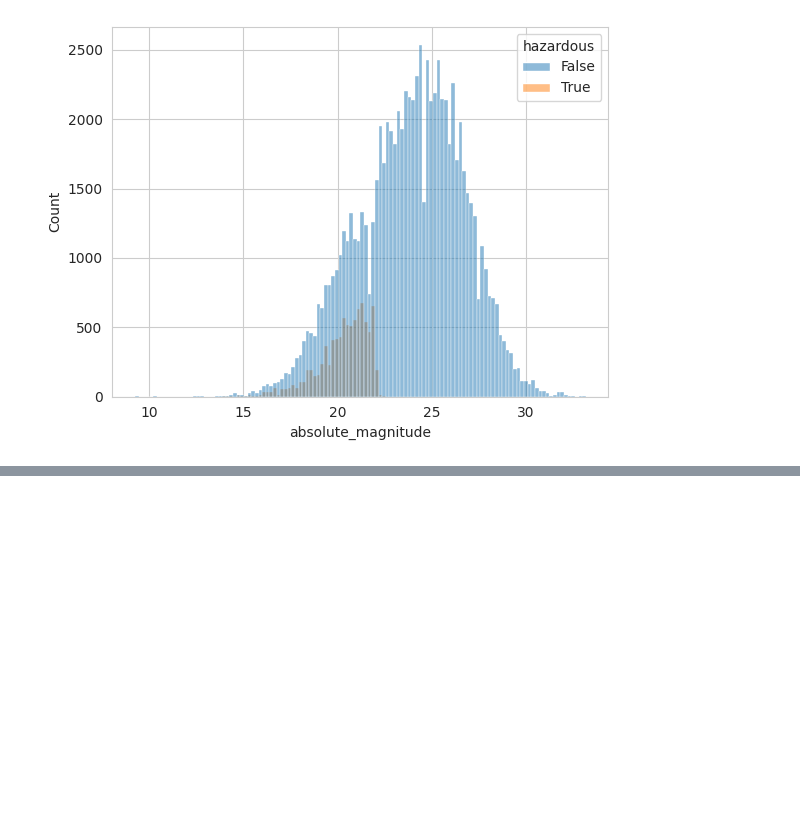
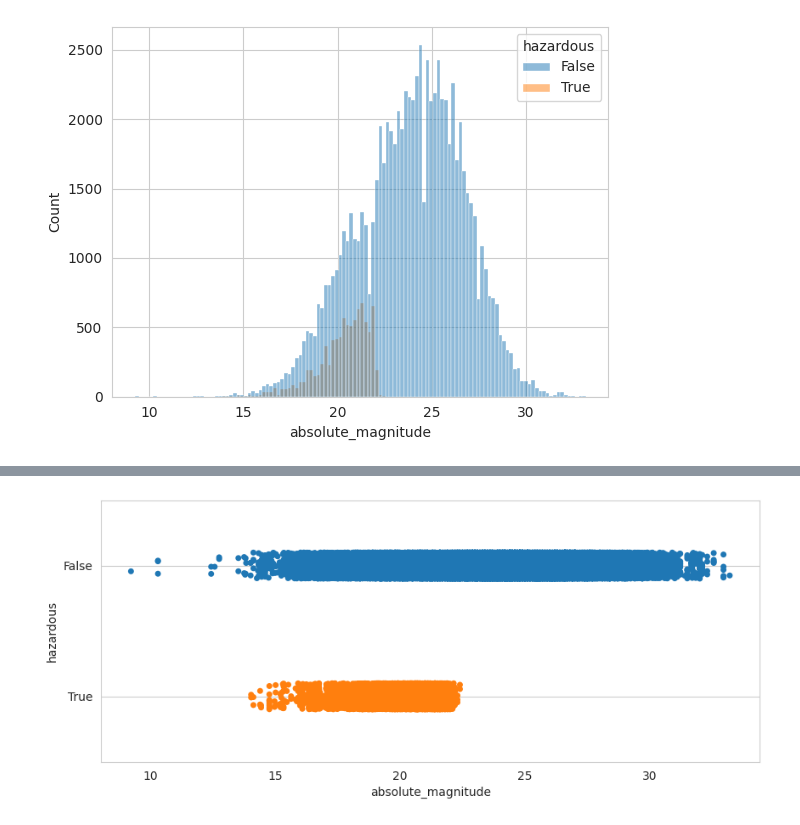
Before and after one commit to c43-sar/Kaggle-NASA-DataViz, a Jupyter notebook: nearest-earth-objects-dataviz.ipynb, the cells around one changed output, grey strips where cells are left out. Drawn from its saved outputs; the diff is of its cells as text; code cells hidden in the pictures; blank space fills up the shorter version.

Commit message:
Kaggle Notebook | Nearest Earth Objects - DataViz | Version 7

```diff
--- a/nearest-earth-objects-dataviz.ipynb
+++ b/nearest-earth-objects-dataviz.ipynb
@@ -209,3 +209,16 @@ for p in num_vals:
 <Figure size 640x480 with 0 Axes>
 [figure]
 ... (12 outputs left out)
+# %%
+plt.figure(figsize=(10,4))
+sns.stripplot(
+    data = nasa_data,
+    x = "absolute_magnitude",
+    y = "hazardous",
+    hue = "hazardous",
+    orient = 'h',
+    legend=False
+)
+plt.grid()
+# %% [output]
+[figure, added]
```
Also changed, not shown: parts of 1 cell of this notebook.
